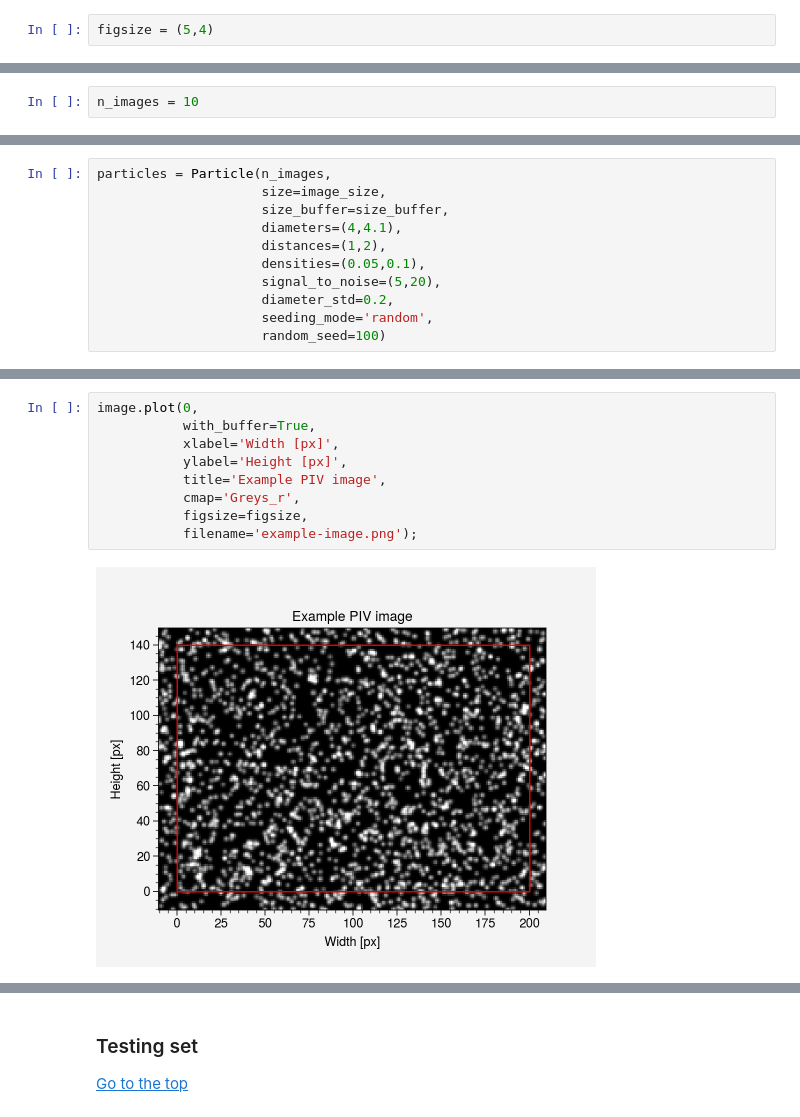
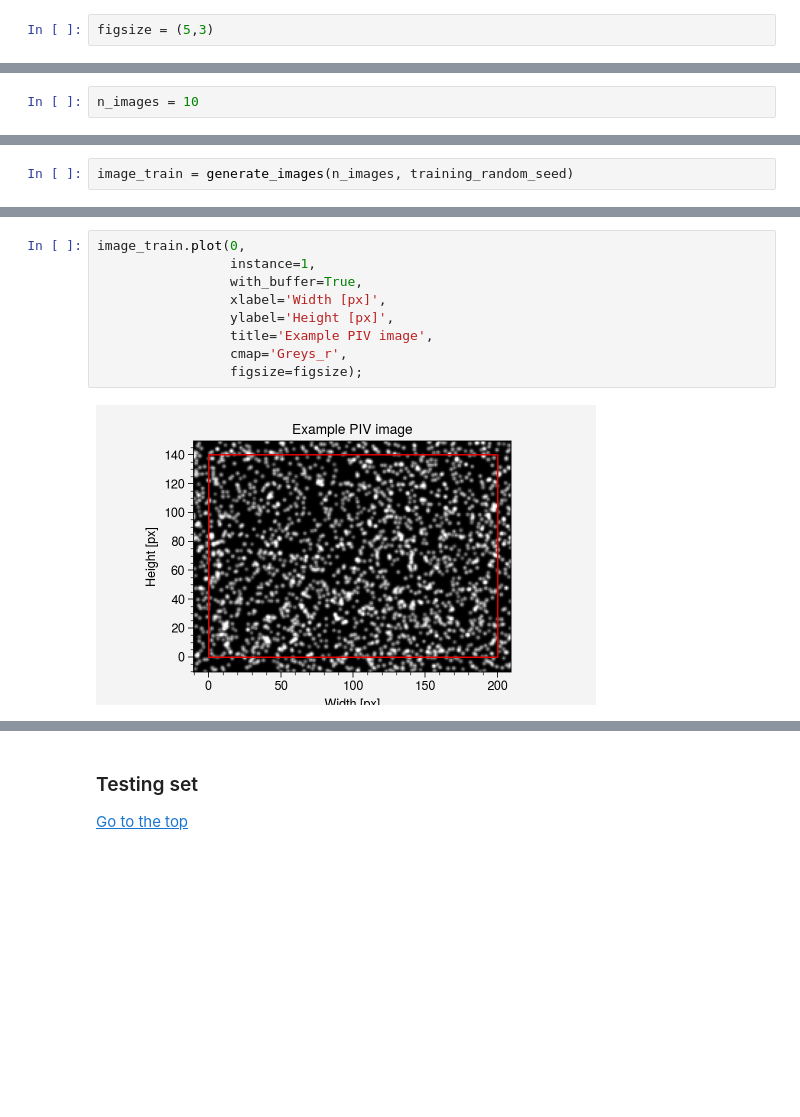
Before and after one commit to kamilazdybal/pykitPIV, a Jupyter notebook: jupyter-notebooks/integration-with-LIMA.ipynb, the cells around one changed output, grey strips where cells are left out. Saved outputs shown, nothing was run; the diff lists cells and outputs as text; blank space fills up the shorter version.

```diff
--- a/jupyter-notebooks/integration-with-LIMA.ipynb
+++ b/jupyter-notebooks/integration-with-LIMA.ipynb
@@ -44,4 +49,4 @@ image_size = (140,200)
 # %%
 size_buffer = 10
 # %%
-figsize = (5,4)
+figsize = (5,3)
@@ -56,11 +117,2 @@ n_images = 10
 # %%
-particles = Particle(n_images,
-                     size=image_size,
-                     size_buffer=size_buffer,
-                     diameters=(4,4.1),
-                     distances=(1,2),
-                     densities=(0.05,0.1),
-                     signal_to_noise=(5,20),
-                     diameter_std=0.2,
-                     seeding_mode='random',
-                     random_seed=100)
+image_train = generate_images(n_images, training_random_seed)
@@ -82,11 +123,11 @@ Reflected light added to images I1.
 # %%
-image.plot(0,
-           with_buffer=True,
-           xlabel='Width [px]',
-           ylabel='Height [px]',
-           title='Example PIV image',
-           cmap='Greys_r',
-           figsize=figsize,
-           filename='example-image.png');
+image_train.plot(0,
+                 instance=1,
+                 with_buffer=True,
+                 xlabel='Width [px]',
+                 ylabel='Height [px]',
+                 title='Example PIV image',
+                 cmap='Greys_r',
+                 figsize=figsize);
 # %% [output]
-[figure, old version]
+[figure, new version]
```
Also changed, not shown: parts of 27 cells of this notebook.
